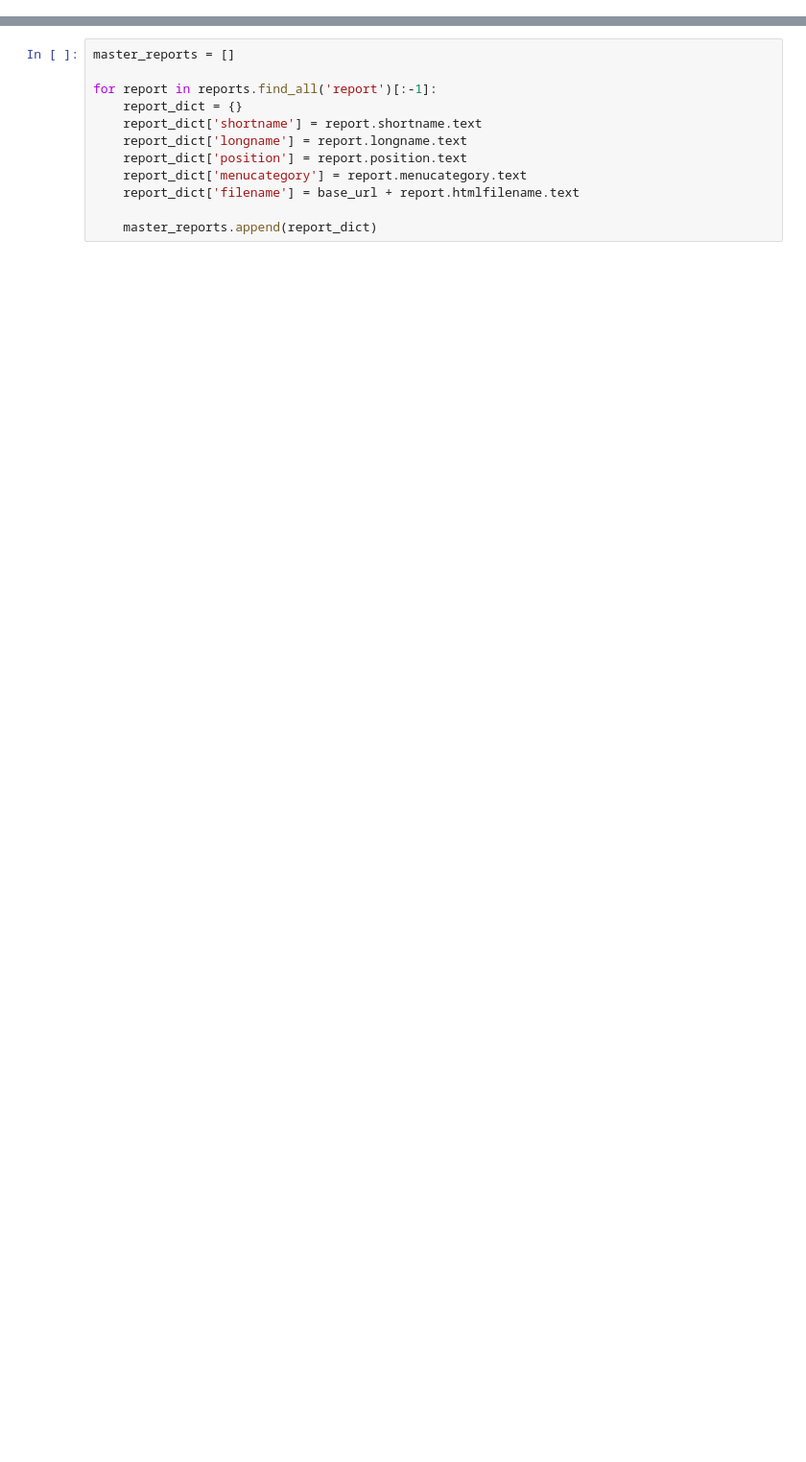
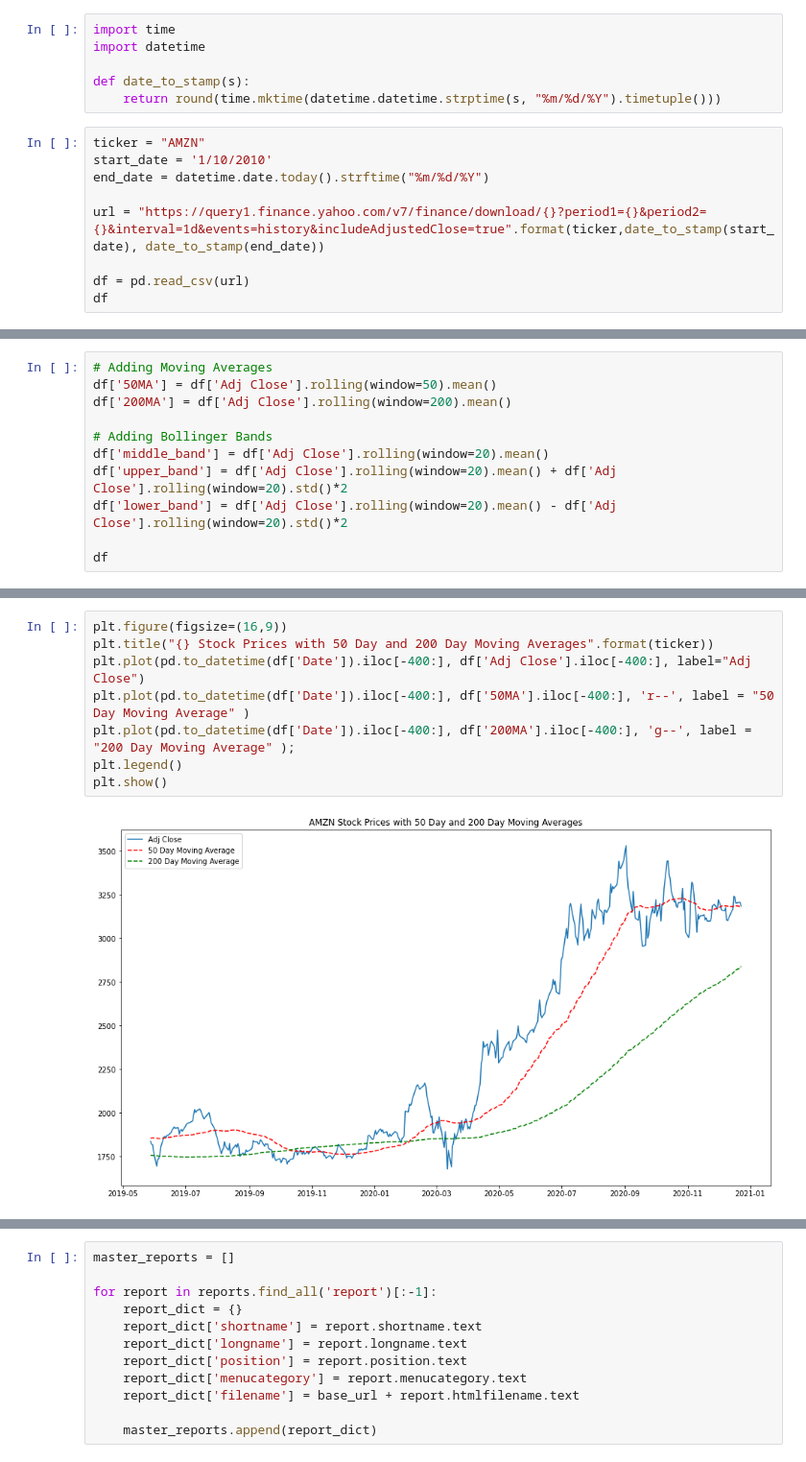
Before and after one commit to MichaelHotaling/DSC-Classes, a Jupyter notebook: DSC540/Finals/DSC540 Final.ipynb, the cells around one changed output, grey strips where cells are left out. Shown: that part at 96% size. Drawn from its saved outputs; the diff is of its cells as text; blank space fills up the shorter version.

Commit message:
Updated and formatted for week 3/4 submission

```diff
--- a/DSC540/Finals/DSC540 Final.ipynb
+++ b/DSC540/Finals/DSC540 Final.ipynb
@@ -196,0 +54,15 @@ reports = soup.find('myreports')
+# %%
+import time
+import datetime
+
+def date_to_stamp(s):
+    return round(time.mktime(datetime.datetime.strptime(s, "%m/%d/%Y").timetuple()))
+# %%
+ticker = "AMZN"
+start_date = '1/10/2010'
+end_date = datetime.date.today().strftime("%m/%d/%Y")
+
+url = "https://query1.finance.yahoo.com/v7/finance/download/{}?period1={}&period2={}&interval=1d&events=history&includeAdjustedClose=true".format(ticker,date_to_stamp(start_date), date_to_stamp(end_date))
+
+df = pd.read_csv(url)
+df
@@ -196,0 +85,11 @@ reports = soup.find('myreports')
+# %%
+# Adding Moving Averages
+df['50MA'] = df['Adj Close'].rolling(window=50).mean()
+df['200MA'] = df['Adj Close'].rolling(window=200).mean()
+
+# Adding Bollinger Bands
+df['middle_band'] = df['Adj Close'].rolling(window=20).mean()
+df['upper_band'] = df['Adj Close'].rolling(window=20).mean() + df['Adj Close'].rolling(window=20).std()*2
+df['lower_band'] = df['Adj Close'].rolling(window=20).mean() - df['Adj Close'].rolling(window=20).std()*2
+
+df
@@ -196,0 +112,10 @@ reports = soup.find('myreports')
+# %%
+plt.figure(figsize=(16,9))
+plt.title("{} Stock Prices with 50 Day and 200 Day Moving Averages".format(ticker))
+plt.plot(pd.to_datetime(df['Date']).iloc[-400:], df['Adj Close'].iloc[-400:], label="Adj Close")
+plt.plot(pd.to_datetime(df['Date']).iloc[-400:], df['50MA'].iloc[-400:], 'r--', label = "50 Day Moving Average" )
+plt.plot(pd.to_datetime(df['Date']).iloc[-400:], df['200MA'].iloc[-400:], 'g--', label = "200 Day Moving Average" );
+plt.legend()
+plt.show()
+# %% [output]
+[figure, added]
```
Also changed, not shown: parts of 64 cells of this notebook.
